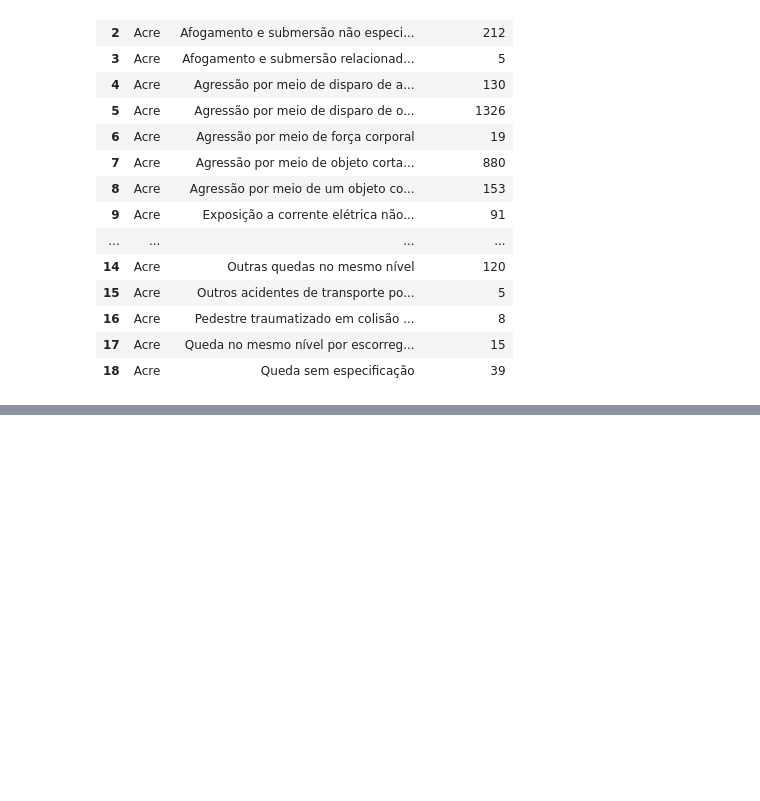
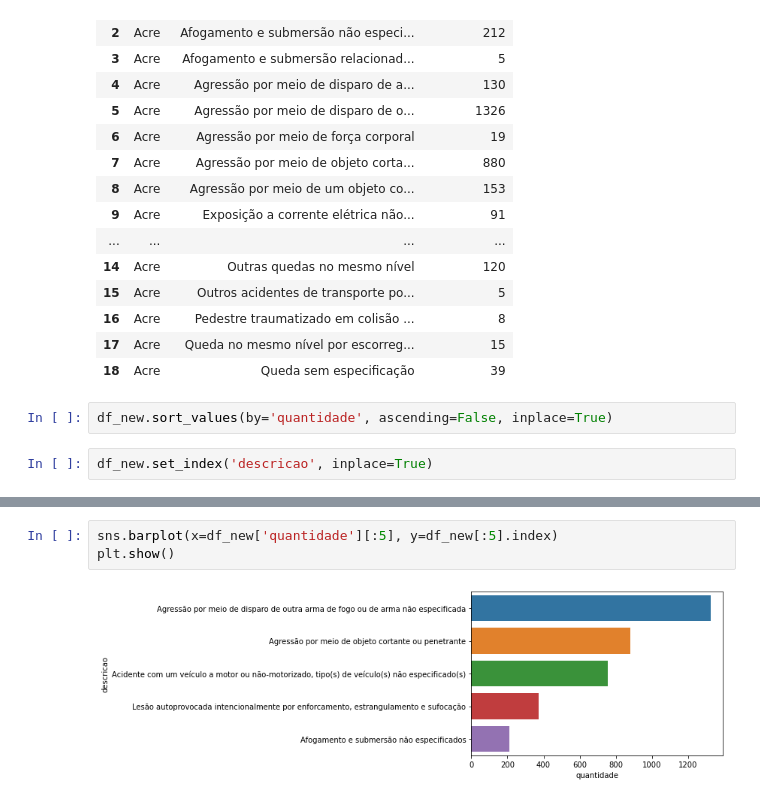
Before and after one commit to henriqueschwabg/Trabalhos-PUCRS, a Jupyter notebook: Visualização de Dados/questao5.ipynb, the cells around one changed output, grey strips where cells are left out. Cells and saved outputs as stored; diff of their text form; blank space fills up the shorter version.

```diff
--- a/Visualização de Dados/questao5.ipynb
+++ b/Visualização de Dados/questao5.ipynb
@@ -47,3 +48,7 @@ df_new
 | 16 | Acre | Pedestre traumatizado em colisão ... | 8 |
 | 17 | Acre | Queda no mesmo nível por escorreg... | 15 |
 | 18 | Acre | Queda sem especificação | 39 |
+# %%
+df_new.sort_values(by='quantidade', ascending=False, inplace=True)
+# %%
+df_new.set_index('descricao', inplace=True)
@@ -49,0 +65,5 @@ df_new
+# %%
+sns.barplot(x=df_new['quantidade'][:5], y=df_new[:5].index)
+plt.show()
+# %% [output]
+[figure, added]
```
Also changed, not shown: parts of 2 cells of this notebook, 1 other file.
